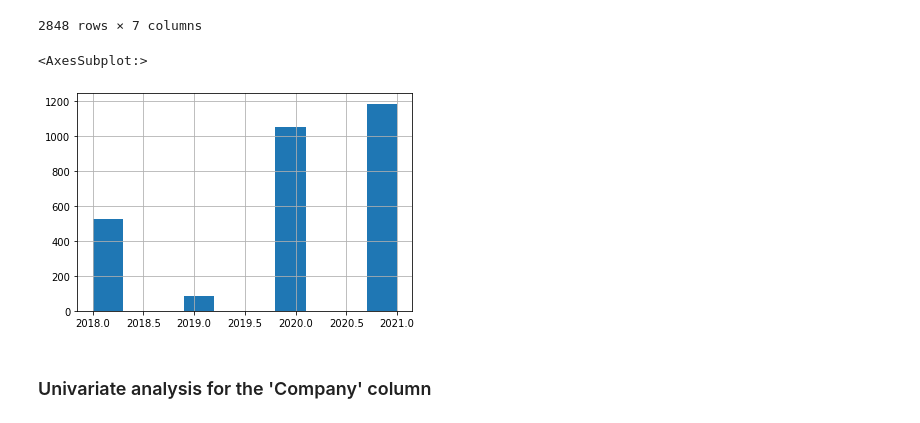
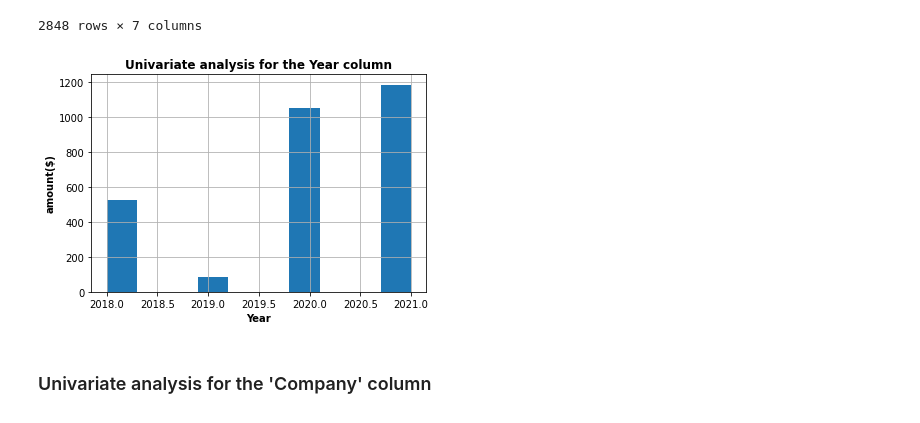
Before and after one commit to imalexianne/LP1_Data_Analysis, a Jupyter notebook: Indian-start-up-funding-ecosystem-analysis.ipynb, the cells around one changed output. Drawn from its saved outputs; the diff is of its cells as text; code cells hidden in the pictures.

```diff
--- a/Indian-start-up-funding-ecosystem-analysis.ipynb
+++ b/Indian-start-up-funding-ecosystem-analysis.ipynb
@@ -1459,12 +1537,15 @@ concatenated_dataset
 # %%
 # Univariate analysis for the 'Year' column
 year_data = concatenated_dataset['Year']
 year_data.describe()  # Summary statistics
 year_data.value_counts()  # Frequency counts
 year_data.hist()  # Histogram
+plt.xlabel('Year',fontweight='bold')
+plt.ylabel('amount($)',fontweight='bold')
+plt.title('Univariate analysis for the Year column',fontweight='bold')
+plt.show()
 # %% [output]
-<AxesSubplot:>
-[figure, old version]
+[figure, new version]
 # %% [markdown]
 ### Univariate analysis for the 'Company' column
 # %%
```
Also changed, not shown: parts of 29 cells of this notebook.
